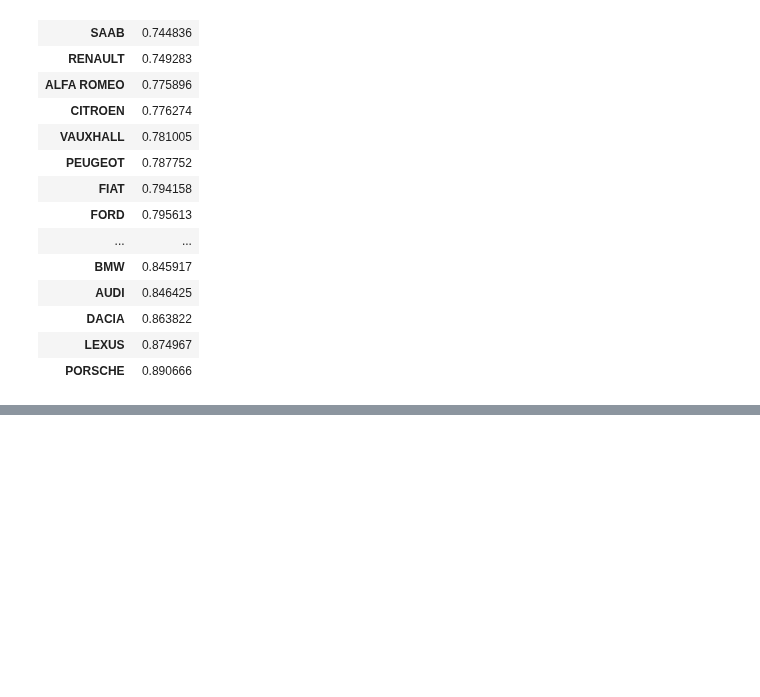
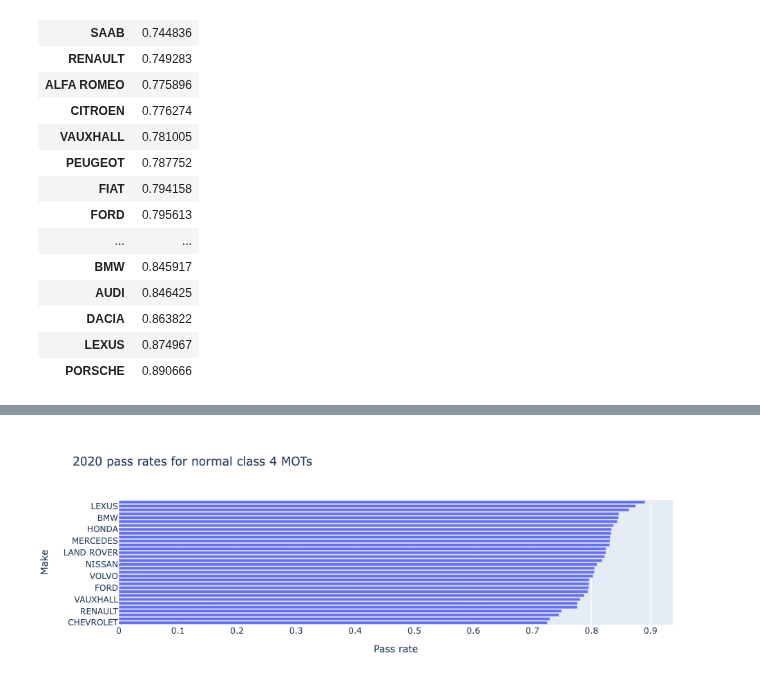
Before and after one commit to michalc/dft-mot-analysis, a Jupyter notebook: 03 - explore.ipynb, the cells around one changed output, grey strips where cells are left out. Saved outputs shown, nothing was run; the diff lists cells and outputs as text; code cells hidden in the pictures; blank space fills up the shorter version.

```diff
--- a/03 - explore.ipynb
+++ b/03 - explore.ipynb
@@ -296,12 +314,11 @@ df
 | LEXUS | 0.874967 |
 | PORSCHE | 0.890666 |
 # %%
-df.plot.barh(figsize=(3,7))
-ax = plt.gca()
-plt.legend('')
-ax.set_title('2020 Pass rate for top makes')
-ax.set_xlabel('Pass rate')
-ax.legend().set_visible(False)
-plt.savefig("charts/06 - 2020 pass rates.svg", bbox_inches="tight")
-plt.show()
+fig = px.bar(df, orientation='h', title="2020 pass rates for normal class 4 MOTs", labels={'value': 'Pass rate'})
+fig.update_layout(showlegend=False)
+fig.update_layout({
+   'paper_bgcolor': 'rgba(0, 0, 0, 0)',
+})
+pio.write_image(fig, 'charts/04 - 2020 MOT pass rates.svg', height=800, width=500)
+fig.show()
 # %% [output]
@@ -308,0 +325 @@ plt.show()
+[figure, added]
```
Also changed, not shown: parts of 8 cells of this notebook.
